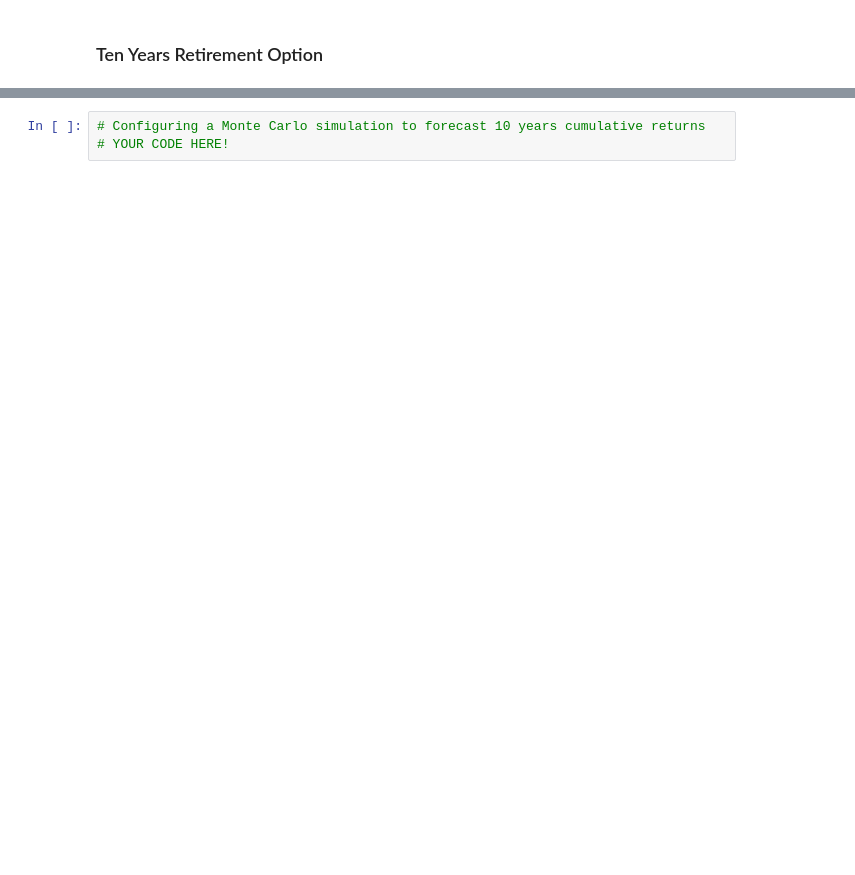
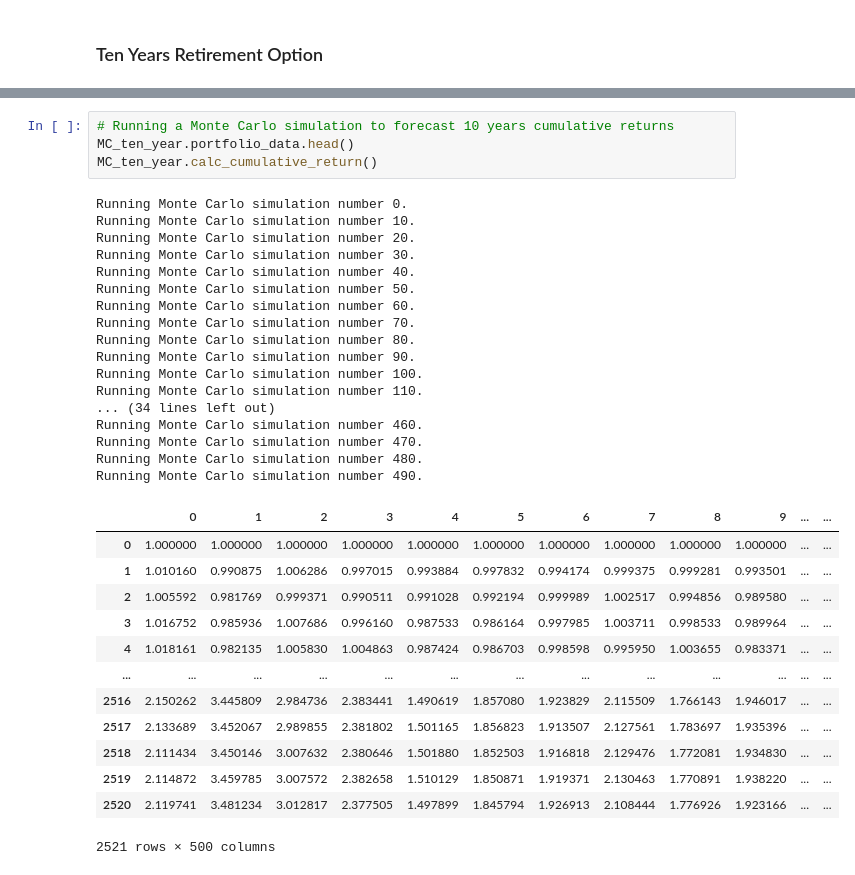
Before and after one commit to ahudiyaxcel/APIs-project, a Jupyter notebook: financial-planner.ipynb, the cells around one changed output, grey strips where cells are left out. Drawn from its saved outputs; the diff is of its cells as text; blank space fills up the shorter version.

```diff
--- a/financial-planner.ipynb
+++ b/financial-planner.ipynb
@@ -466,3 +481,35 @@ There is a 95% chance that an initial investment of $60000 in the portfolio over
 # %%
-# Configuring a Monte Carlo simulation to forecast 10 years cumulative returns
-# YOUR CODE HERE!
+# Running a Monte Carlo simulation to forecast 10 years cumulative returns
+MC_ten_year.portfolio_data.head()
+MC_ten_year.calc_cumulative_return()
+# %% [output]
+Running Monte Carlo simulation number 0.
+Running Monte Carlo simulation number 10.
+Running Monte Carlo simulation number 20.
+Running Monte Carlo simulation number 30.
+Running Monte Carlo simulation number 40.
+Running Monte Carlo simulation number 50.
+Running Monte Carlo simulation number 60.
+Running Monte Carlo simulation number 70.
+Running Monte Carlo simulation number 80.
+Running Monte Carlo simulation number 90.
+Running Monte Carlo simulation number 100.
+Running Monte Carlo simulation number 110.
+... (34 lines left out)
+Running Monte Carlo simulation number 460.
+Running Monte Carlo simulation number 470.
+Running Monte Carlo simulation number 480.
+Running Monte Carlo simulation number 490.
+|  | 0 | 1 | 2 | 3 | 4 | 5 | 6 | 7 | 8 | 9 | ... | ... |
+| 0 | 1.000000 | 1.000000 | 1.000000 | 1.000000 | 1.000000 | 1.000000 | 1.000000 | 1.000000 | 1.000000 | 1.000000 | ... | ... |
+| 1 | 1.010160 | 0.990875 | 1.006286 | 0.997015 | 0.993884 | 0.997832 | 0.994174 | 0.999375 | 0.999281 | 0.993501 | ... | ... |
+| 2 | 1.005592 | 0.981769 | 0.999371 | 0.990511 | 0.991028 | 0.992194 | 0.999989 | 1.002517 | 0.994856 | 0.989580 | ... | ... |
+| 3 | 1.016752 | 0.985936 | 1.007686 | 0.996160 | 0.987533 | 0.986164 | 0.997985 | 1.003711 | 0.998533 | 0.989964 | ... | ... |
+| 4 | 1.018161 | 0.982135 | 1.005830 | 1.004863 | 0.987424 | 0.986703 | 0.998598 | 0.995950 | 1.003655 | 0.983371 | ... | ... |
+| ... | ... | ... | ... | ... | ... | ... | ... | ... | ... | ... | ... | ... |
+| 2516 | 2.150262 | 3.445809 | 2.984736 | 2.383441 | 1.490619 | 1.857080 | 1.923829 | 2.115509 | 1.766143 | 1.946017 | ... | ... |
+| 2517 | 2.133689 | 3.452067 | 2.989855 | 2.381802 | 1.501165 | 1.856823 | 1.913507 | 2.127561 | 1.783697 | 1.935396 | ... | ... |
+| 2518 | 2.111434 | 3.450146 | 3.007632 | 2.380646 | 1.501880 | 1.852503 | 1.916818 | 2.129476 | 1.772081 | 1.934830 | ... | ... |
+| 2519 | 2.114872 | 3.459785 | 3.007572 | 2.382658 | 1.510129 | 1.850871 | 1.919371 | 2.130463 | 1.770891 | 1.938220 | ... | ... |
+| 2520 | 2.119741 | 3.481234 | 3.012817 | 2.377505 | 1.497899 | 1.845794 | 1.926913 | 2.108444 | 1.776926 | 1.923166 | ... | ... |
+2521 rows × 500 columns
```
Also changed, not shown: parts of 28 cells of this notebook.
